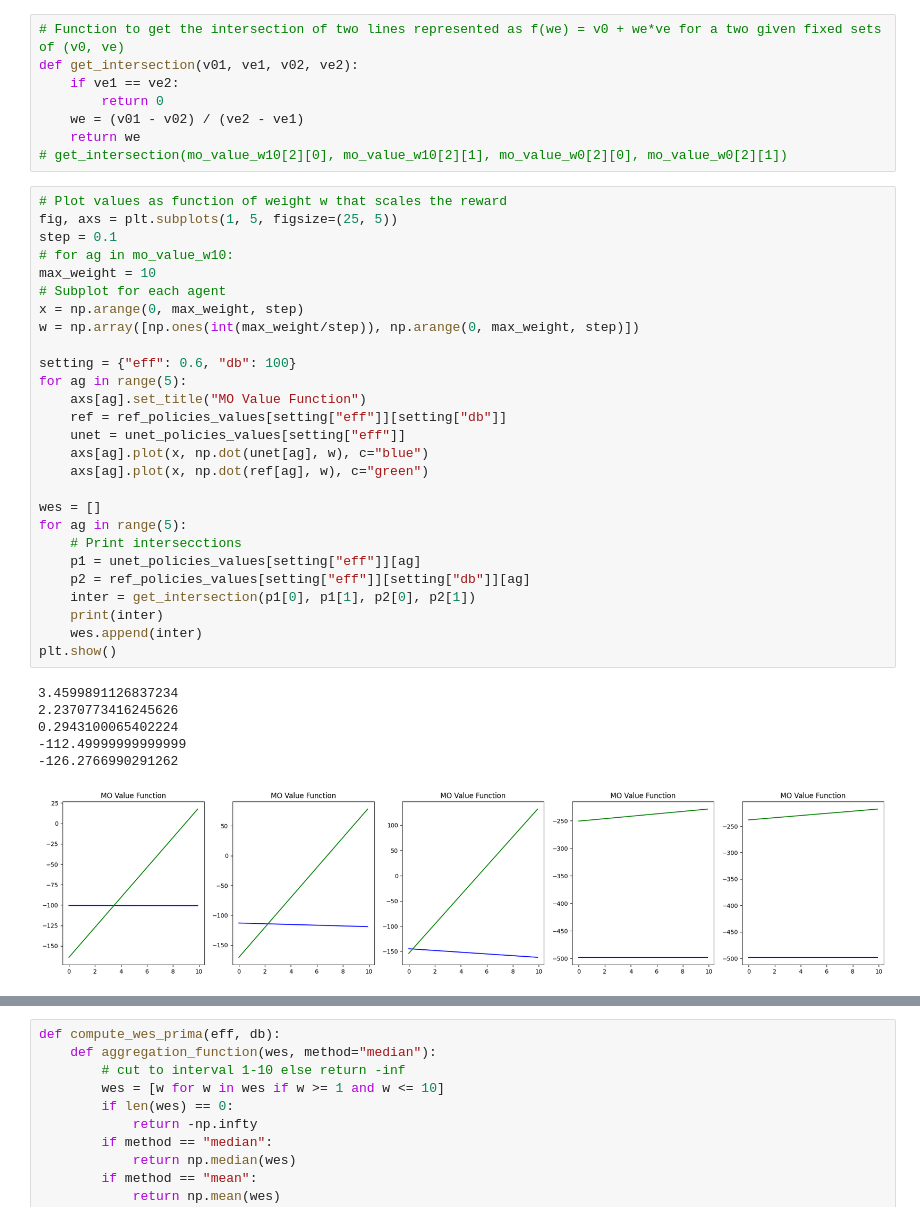
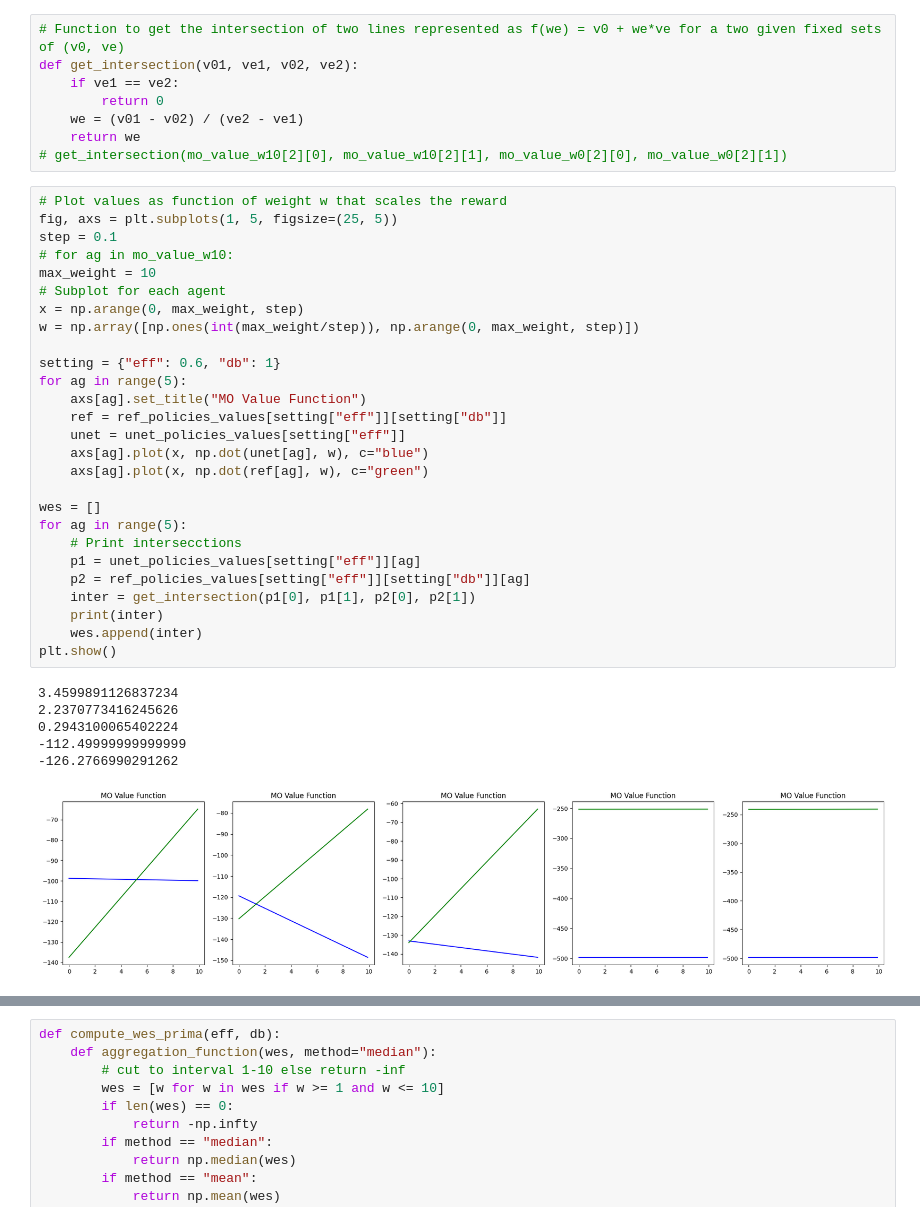
Before and after one commit to maymac00/MAEGG_IPPO, a Jupyter notebook: ols_visualize.ipynb, the cells around one changed output, grey strips where cells are left out. Saved outputs shown, nothing was run; the diff lists cells and outputs as text.

```diff
--- a/ols_visualize.ipynb
+++ b/ols_visualize.ipynb
@@ -162,32 +162,32 @@ def get_intersection(v01, ve1, v02, ve2):
 fig, axs = plt.subplots(1, 5, figsize=(25, 5))
 step = 0.1
 # for ag in mo_value_w10:
 max_weight = 10
 # Subplot for each agent
 x = np.arange(0, max_weight, step)
 w = np.array([np.ones(int(max_weight/step)), np.arange(0, max_weight, step)])
 
-setting = {"eff": 0.6, "db": 100}
+setting = {"eff": 0.6, "db": 1}
 for ag in range(5):
     axs[ag].set_title("MO Value Function")
     ref = ref_policies_values[setting["eff"]][setting["db"]]
     unet = unet_policies_values[setting["eff"]]
     axs[ag].plot(x, np.dot(unet[ag], w), c="blue")
     axs[ag].plot(x, np.dot(ref[ag], w), c="green")
 
 wes = []
 for ag in range(5):
     # Print intersecctions
     p1 = unet_policies_values[setting["eff"]][ag]
     p2 = ref_policies_values[setting["eff"]][setting["db"]][ag]
     inter = get_intersection(p1[0], p1[1], p2[0], p2[1])
     print(inter)
     wes.append(inter)
 plt.show()
 # %% [output]
 3.4599891126837234
 2.2370773416245626
 0.2943100065402224
 -112.49999999999999
 -126.2766990291262
-[figure, old version]
+[figure, new version]
```
Also changed, not shown: parts of 1 cell of this notebook, 3 other files.
